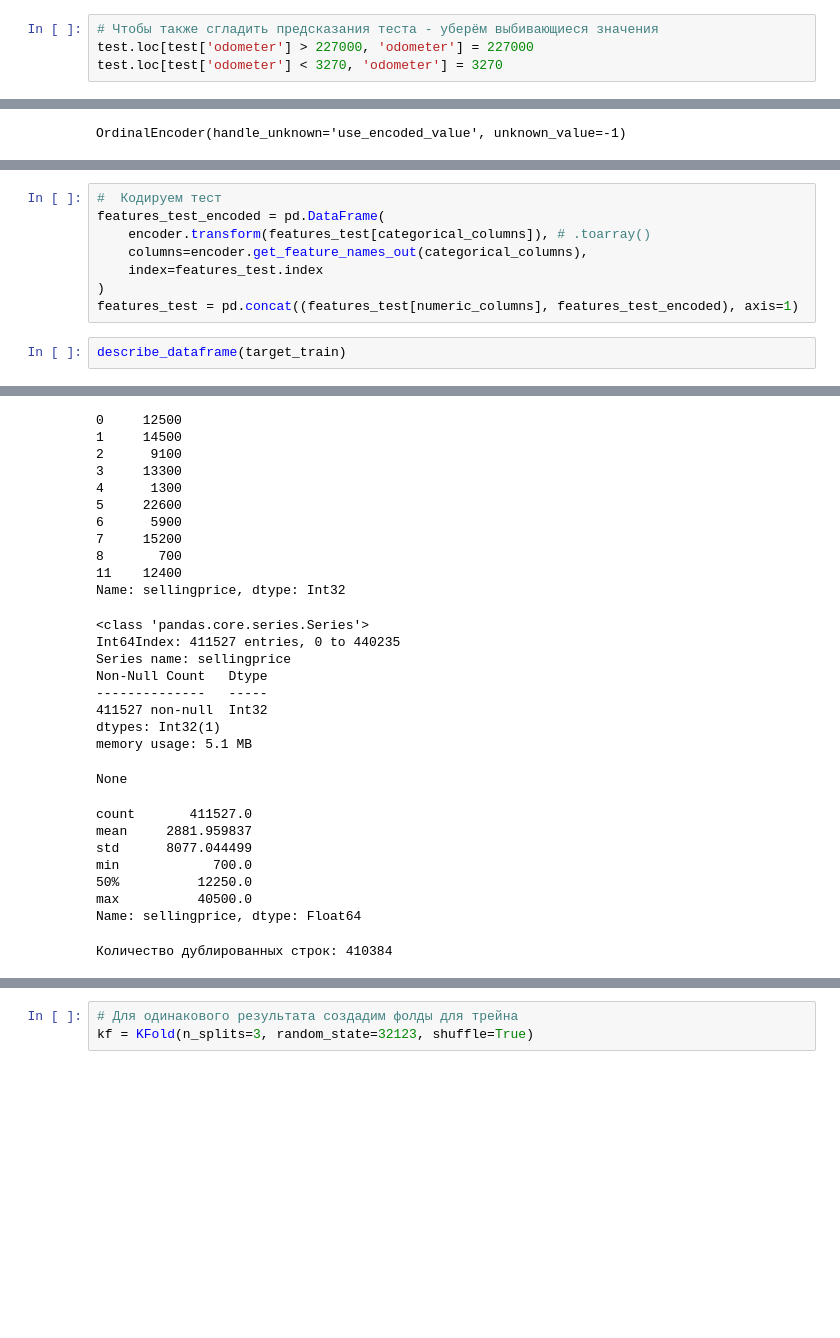
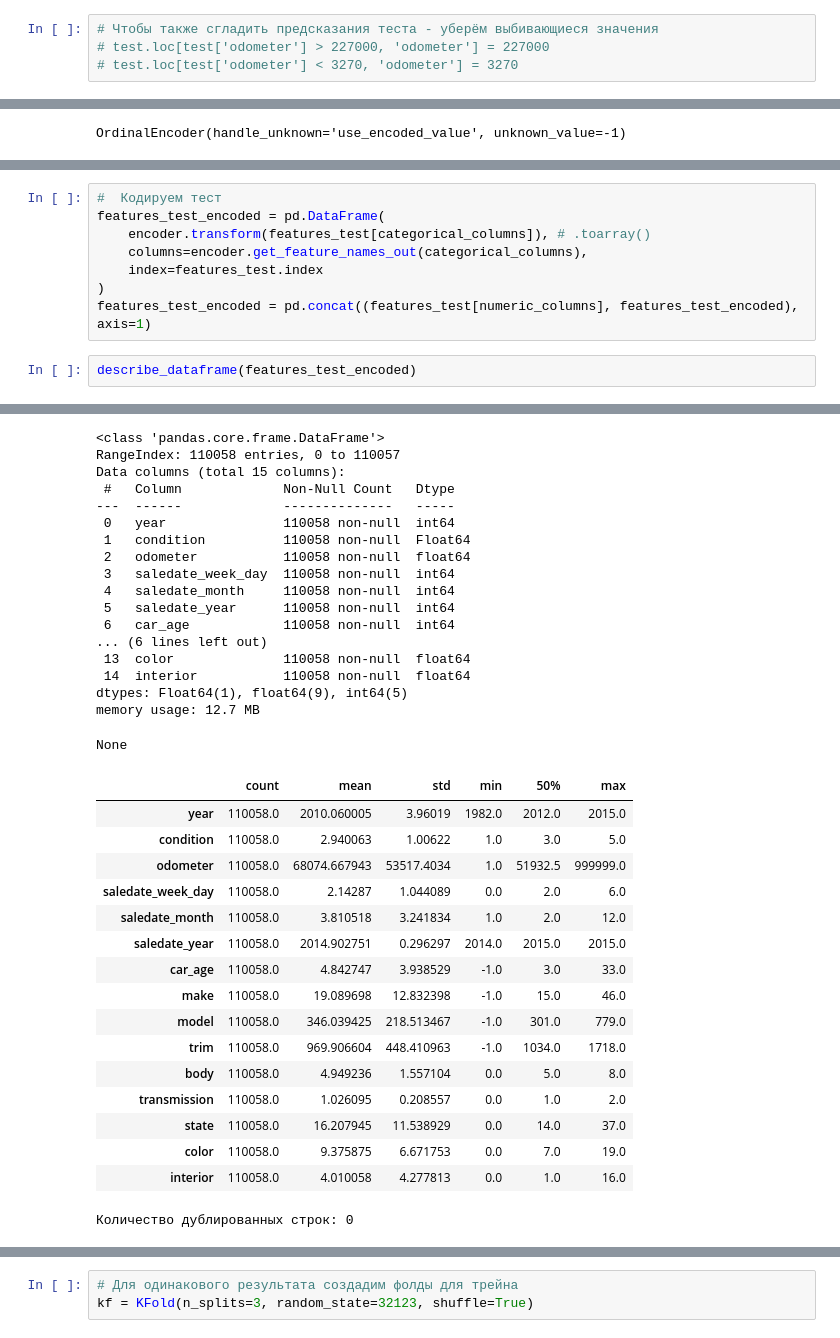
Before and after one commit to samohod4ik/used_cars_price_prediction, a Jupyter notebook: used_cars_price_predictions.ipynb, the cells around one changed output, grey strips where cells are left out. Saved outputs shown, nothing was run; the diff lists cells and outputs as text; blank space fills up the shorter version.

```diff
--- a/used_cars_price_predictions.ipynb
+++ b/used_cars_price_predictions.ipynb
@@ -179,8 +202,8 @@ Name: odometer, dtype: float64
 train.drop(train.query("odometer > 227000 or odometer < 3270").index, inplace=True)
 # %%
 # Чтобы также сгладить предсказания теста - уберём выбивающиеся значения
-test.loc[test['odometer'] > 227000, 'odometer'] = 227000
-test.loc[test['odometer'] < 3270, 'odometer'] = 3270
+# test.loc[test['odometer'] > 227000, 'odometer'] = 227000
+# test.loc[test['odometer'] < 3270, 'odometer'] = 3270
 # %%
 # Определим крайние 3% значений цены авто и будем считать, что это выбросы в данных
 train['sellingprice'].quantile([0.015, 0.985])
@@ -783,7 +810,7 @@ features_test_encoded = pd.DataFrame(
     columns=encoder.get_feature_names_out(categorical_columns),
     index=features_test.index
 )
-features_test = pd.concat((features_test[numeric_columns], features_test_encoded), axis=1)
+features_test_encoded = pd.concat((features_test[numeric_columns], features_test_encoded), axis=1)
 # %%
-describe_dataframe(target_train)
+describe_dataframe(features_test_encoded)
 # %% [output]
@@ -790,28 +828,35 @@ describe_dataframe(target_train)
-0     12500
-1     14500
-2      9100
-3     13300
-4      1300
-5     22600
-6      5900
-7     15200
-8       700
-11    12400
-Name: sellingprice, dtype: Int32
+<class 'pandas.core.frame.DataFrame'>
+RangeIndex: 110058 entries, 0 to 110057
+Data columns (total 15 columns):
+ #   Column             Non-Null Count   Dtype
+---  ------             --------------   -----
+ 0   year               110058 non-null  int64
+ 1   condition          110058 non-null  Float64
+ 2   odometer           110058 non-null  float64
+ 3   saledate_week_day  110058 non-null  int64
+ 4   saledate_month     110058 non-null  int64
+ 5   saledate_year      110058 non-null  int64
+ 6   car_age            110058 non-null  int64
+... (6 lines left out)
+ 13  color              110058 non-null  float64
+ 14  interior           110058 non-null  float64
+dtypes: Float64(1), float64(9), int64(5)
+memory usage: 12.7 MB
-<class 'pandas.core.series.Series'>
-Int64Index: 411527 entries, 0 to 440235
-Series name: sellingprice
-Non-Null Count   Dtype
---------------   -----
-411527 non-null  Int32
-dtypes: Int32(1)
-memory usage: 5.1 MB
+None
+|  | count | mean | std | min | 50% | max |
+| year | 110058.0 | 2010.060005 | 3.96019 | 1982.0 | 2012.0 | 2015.0 |
+| condition | 110058.0 | 2.940063 | 1.00622 | 1.0 | 3.0 | 5.0 |
+| odometer | 110058.0 | 68074.667943 | 53517.4034 | 1.0 | 51932.5 | 999999.0 |
+| saledate_week_day | 110058.0 | 2.14287 | 1.044089 | 0.0 | 2.0 | 6.0 |
+| saledate_month | 110058.0 | 3.810518 | 3.241834 | 1.0 | 2.0 | 12.0 |
+| saledate_year | 110058.0 | 2014.902751 | 0.296297 | 2014.0 | 2015.0 | 2015.0 |
+| car_age | 110058.0 | 4.842747 | 3.938529 | -1.0 | 3.0 | 33.0 |
+| make | 110058.0 | 19.089698 | 12.832398 | -1.0 | 15.0 | 46.0 |
+| model | 110058.0 | 346.039425 | 218.513467 | -1.0 | 301.0 | 779.0 |
+| trim | 110058.0 | 969.906604 | 448.410963 | -1.0 | 1034.0 | 1718.0 |
+| body | 110058.0 | 4.949236 | 1.557104 | 0.0 | 5.0 | 8.0 |
+| transmission | 110058.0 | 1.026095 | 0.208557 | 0.0 | 1.0 | 2.0 |
+| state | 110058.0 | 16.207945 | 11.538929 | 0.0 | 14.0 | 37.0 |
+| color | 110058.0 | 9.375875 | 6.671753 | 0.0 | 7.0 | 19.0 |
+| interior | 110058.0 | 4.010058 | 4.277813 | 0.0 | 1.0 | 16.0 |
-None
+Количество дублированных строк: 0
-count       411527.0
-mean     2881.959837
-std      8077.044499
-min            700.0
-50%          12250.0
-max          40500.0
-Name: sellingprice, dtype: Float64
-Количество дублированных строк: 410384
```
Also changed, not shown: parts of 41 cells of this notebook, 1 other file.
